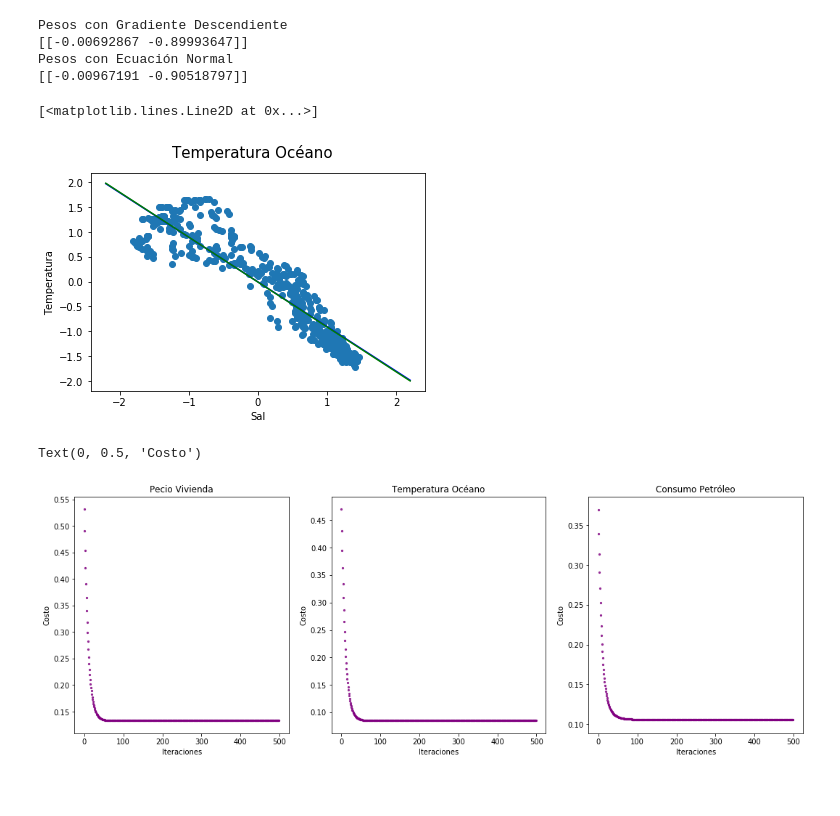
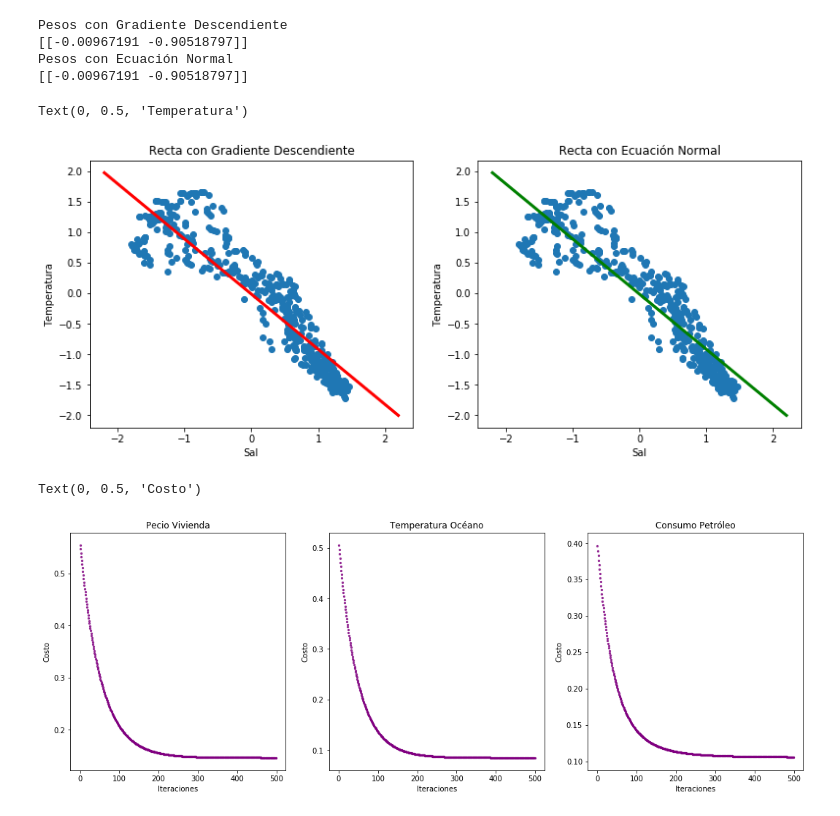
Before and after one commit to juan1t0/Topicos_IA, a Jupyter notebook: Regresion-Lineal.ipynb, the cells around one changed output. Cells and saved outputs as stored; diff of their text form; code cells hidden in the pictures; blank space fills up the shorter version.

```diff
--- a/Regresion-Lineal.ipynb
+++ b/Regresion-Lineal.ipynb
@@ -220,55 +229,65 @@ Pesos con Ecuación Normal
 # %%
-#    Experimento 3
-plt.xlabel("Sal")
-plt.ylabel("Temperatura")
-plt.suptitle("Temperatura Océano",fontsize=15)
+#    Experimento 3.2
+
+fig, ax = plt.subplots(1,2,figsize=(13,5))
+
 all_points_x = np.concatenate((O_train_x,O_test_x))[:,1]
-plt.scatter(all_points_x,np.concatenate((O_train_y, O_test_y)))
 
-Theta_GD, _ = Gradiente_Descendiente(O_train_x, O_train_y, O_Theta, iteraciones[0], tasa_aprendizaje[0])
+
+Theta_GD, _ = Gradiente_Descendiente(O_train_x, O_train_y, O_Theta, iteraciones[0], tasa_aprendizaje[3])
 Theta_EN = Ecuacion_Normal(O_train_x, O_train_y)
+
+X_rct = np.arange(-2.2,2.3,0.1)[np.newaxis].T
+X_rct = np.insert(X_rct, 0, 1, axis=1)
+Y_GD = X_rct.dot(Theta_GD.T)
+Y_EN = X_rct.dot(Theta_EN.T)
 
 print("Pesos con Gradiente Descendiente")
 print(Theta_GD)
 print("Pesos con Ecuación Normal")
 print(Theta_EN)
 
-X_rct = np.arange(-2.2,2.3,0.1)[np.newaxis].T
-X_rct = np.insert(X_rct, 0, 1, axis=1)
-Y_GD = X_rct.dot(Theta_GD.T)
-Y_EN = X_rct.dot(Theta_EN.T)
-plt.plot(X_rct[:,1],Y_GD,'-b')
-plt.plot(X_rct[:,1],Y_EN,'-g')
+ax[0].scatter(all_points_x,np.concatenate((O_train_y, O_test_y)))
+ax[0].plot(X_rct[:,1],Y_GD,'-r',linewidth=3.0)
+ax[0].set_title("Recta con Gradiente Descendiente")
+ax[0].set_xlabel('Sal')
+ax[0].set_ylabel('Temperatura')
+
+ax[1].scatter(all_points_x,np.concatenate((O_train_y, O_test_y)))
+ax[1].plot(X_rct[:,1],Y_EN,'-g',linewidth=3.0)
+ax[1].set_title("Recta con Ecuación Normal")
+ax[1].set_xlabel('Sal')
+ax[1].set_ylabel('Temperatura')
 # %% [output]
 Pesos con Gradiente Descendiente
-[[-0.00692867 -0.89993647]]
+[[-0.00967191 -0.90518797]]
 Pesos con Ecuación Normal
 [[-0.00967191 -0.90518797]]
-[<matplotlib.lines.Line2D at 0x...>]
+Text(0, 0.5, 'Temperatura')
-[figure, old version]
+[figure, new version]
 # %%
 #    Experimento 4
 fig, ax = plt.subplots(1,3,figsize=(18,6))
 
-H_newTheta, costos = Gradiente_Descendiente(H_train_x, H_train_y, H_Theta, iteraciones[0], tasa_aprendizaje[1])
+H_newTheta, costos = Gradiente_Descendiente(H_train_x, H_train_y, H_Theta, iteraciones[0], tasa_aprendizaje[0])
 ax[0].scatter(np.arange(iteraciones[0]),costos,alpha=0.8, c="purple", s=5)
 ax[0].set_title("Pecio Vivienda")
 ax[0].set_xlabel('Iteraciones')
 ax[0].set_ylabel('Costo')
 
-O_newTheta, costos = Gradiente_Descendiente(O_train_x, O_train_y, O_Theta, iteraciones[0], tasa_aprendizaje[1])
+O_newTheta, costos = Gradiente_Descendiente(O_train_x, O_train_y, O_Theta, iteraciones[0], tasa_aprendizaje[0])
 ax[1].scatter(np.arange(iteraciones[0]),costos,alpha=0.8, c="purple", s=5)
 ax[1].set_title("Temperatura Océano")
 ax[1].set_xlabel('Iteraciones')
 ax[1].set_ylabel('Costo')
 
-P_newTheta, costos = Gradiente_Descendiente(P_train_x, P_train_y, P_Theta, iteraciones[0], tasa_aprendizaje[1])
+P_newTheta, costos = Gradiente_Descendiente(P_train_x, P_train_y, P_Theta, iteraciones[0], tasa_aprendizaje[0])
 ax[2].scatter(np.arange(iteraciones[0]),costos,alpha=0.8, c="purple", s=5)
 ax[2].set_title("Consumo Petróleo")
 ax[2].set_xlabel('Iteraciones')
 ax[2].set_ylabel('Costo')
 # %% [output]
 Text(0, 0.5, 'Costo')
-[figure, old version]
+[figure, new version]
 # %%
 #    Comparación entre el trabajo desarrollado y LinearRegression() de la libreria sklearn
```
Also changed, not shown: parts of 6 cells of this notebook.
